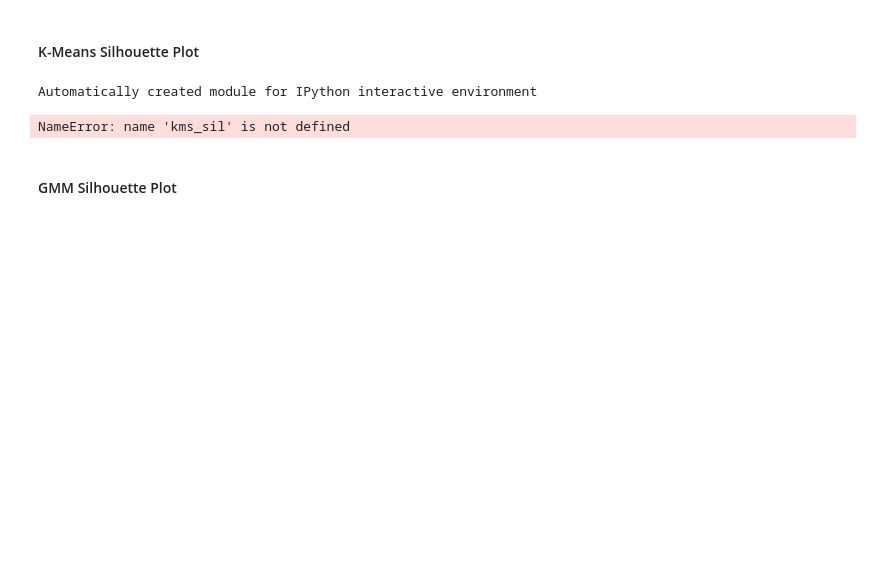
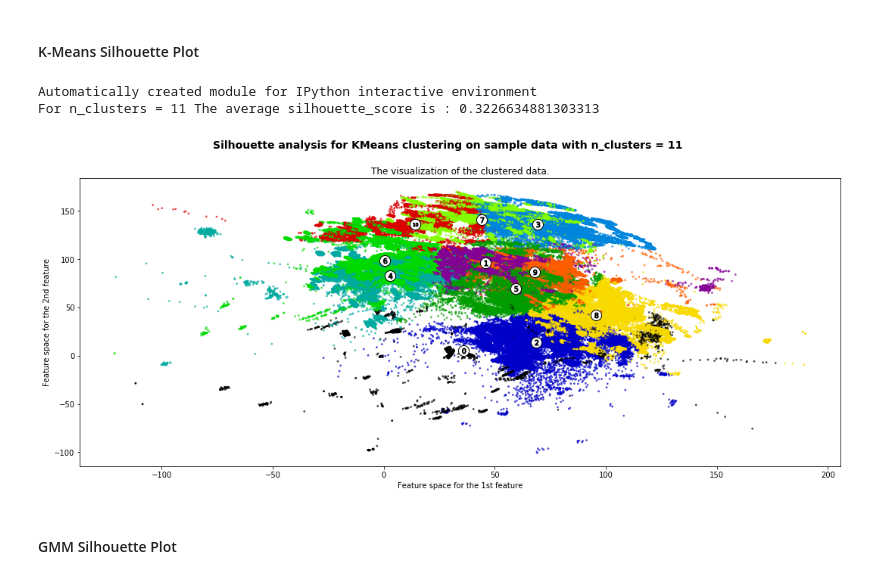
Before and after one commit to cdmorgan103/7331DataMiningNoShow, a Jupyter notebook: LAB3/Lab3.ipynb, the cells around one changed output. Saved outputs shown, nothing was run; the diff lists cells and outputs as text; code cells hidden in the pictures; blank space fills up the shorter version.

```diff
--- a/LAB3/Lab3.ipynb
+++ b/LAB3/Lab3.ipynb
@@ -825,13 +865,13 @@ range_n_clusters = [11]
 
 for n_clusters in range_n_clusters:
     # Create a subplot with 1 row and 2 columns
-    fig, (ax1, ax2) = plt.subplots(1, 2)
+    fig, (ax2) = plt.subplots(1, 1)
     fig.set_size_inches(18, 7)
 
     # The 1st subplot is the silhouette plot
     # The silhouette coefficient can range from -1, 1 but in this example all
     # lie within [-0.1, 1]
-    ax1.set_xlim([-0.1, 1])
+    #ax1.set_xlim([-0.1, 1])
     # The (n_clusters+1)*10 is for inserting blank space between silhouette
     # plots of individual clusters, to demarcate them clearly.
     ax1.set_ylim([0, len(X) + (n_clusters + 1) * 10])
@@ -848,43 +888,44 @@ for n_clusters in range_n_clusters:
     print("For n_clusters =", n_clusters,
           "The average silhouette_score is :", silhouette_avg)
 
-    ax1.set_title("The silhouette plot for the various clusters.")
-    ax1.set_xlabel("The silhouette coefficient values")
-    ax1.set_ylabel("Cluster label")
+    #ax1.set_title("The silhouette plot for the various clusters.")
+    #ax1.set_xlabel("The silhouette coefficient values")
+    #ax1.set_ylabel("Cluster label")
 
     # The vertical line for average silhouette score of all the values
-    ax1.axvline(x=silhouette_avg, color="red", linestyle="--")
+    #ax1.axvline(x=silhouette_avg, color="red", linestyle="--")
 
-    ax1.set_yticks([])  # Clear the yaxis labels / ticks
-    ax1.set_xticks([-0.1, 0, 0.2, 0.4, 0.6, 0.8, 1])
+    #ax1.set_yticks([])  # Clear the yaxis labels / ticks
+    #ax1.set_xticks([-0.1, 0, 0.2, 0.4, 0.6, 0.8, 1])
 
     # 2nd Plot showing the actual clusters formed
     colors = cm.nipy_spectral(cluster_labels.astype(float) / n_clusters)
     ax2.scatter(X[:, 0], X[:, 1], marker='.', s=30, lw=0, alpha=0.7,
                 c=colors, edgecolor='k')
 
     # Labeling the clusters
     centers = clusterer.cluster_centers_
     # Draw white circles at cluster centers
     ax2.scatter(centers[:, 0], centers[:, 1], marker='o',
                 c="white", alpha=1, s=200, edgecolor='k')
 
     for i, c in enumerate(centers):
         ax2.scatter(c[0], c[1], marker='$%d$' % i, alpha=1,
                     s=50, edgecolor='k')
 
     ax2.set_title("The visualization of the clustered data.")
     ax2.set_xlabel("Feature space for the 1st feature")
     ax2.set_ylabel("Feature space for the 2nd feature")
 
     plt.suptitle(("Silhouette analysis for KMeans clustering on sample data "
                   "with n_clusters = %d" % n_clusters),
                  fontsize=14, fontweight='bold')
 
 plt.show()
 # %% [output]
 Automatically created module for IPython interactive environment
+For n_clusters = 11 The average silhouette_score is : 0.3226634881303313
-NameError: name 'kms_sil' is not defined
+[figure, added]
 # %% [markdown]
 #### GMM Silhouette Plot
 # %%
```
Also changed, not shown: parts of 59 cells of this notebook.
